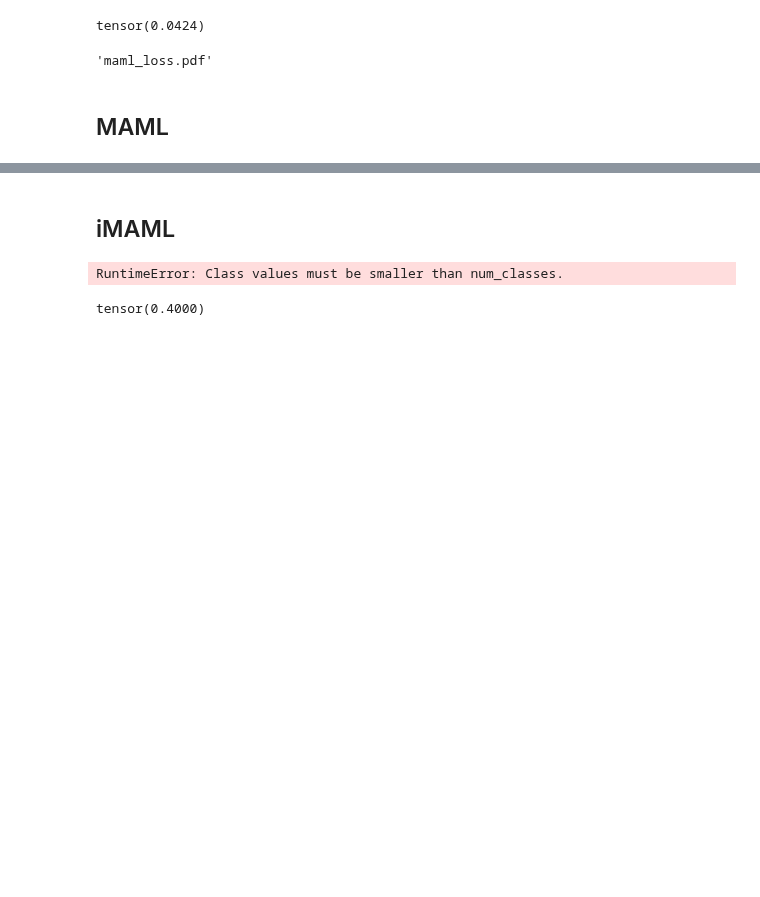
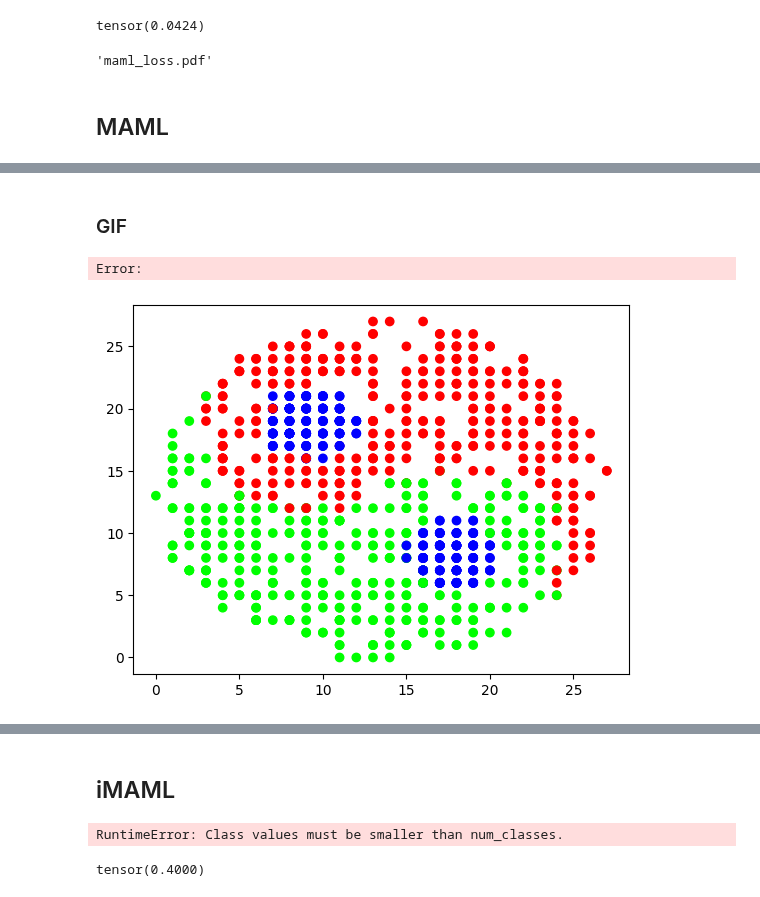
Before and after one commit to GabrielBena/pytorch-eventprop, a Jupyter notebook: scripts/meta-learning/MAML.ipynb, the cells around one changed output, grey strips where cells are left out. Drawn from its saved outputs; the diff is of its cells as text; code cells hidden in the pictures; blank space fills up the shorter version.

```diff
--- a/scripts/meta-learning/MAML.ipynb
+++ b/scripts/meta-learning/MAML.ipynb
@@ -316,0 +377,5 @@ torchviz.make_dot(outer_loss, dict(model.named_parameters())).render("maml_loss"
+# %%
+model = SNN(dims, **config).to(config["device"])
+maml_trainer = MAML(model, config)
+# %% [markdown]
+### GIF
@@ -316,0 +385,45 @@ torchviz.make_dot(outer_loss, dict(model.named_parameters())).render("maml_loss"
+# %%
+inner_opt = torchopt.MetaAdam(
+    model,
+    default_config["inner_optim"]["lr"],
+    betas=[default_config["inner_optim"]["beta_1"], default_config["inner_optim"]["beta_2"]],
+    use_accelerated_op=True,
+)
+# %%
+train_sample, test_sample = [d[0] for d in training_batch["train"]], [d[0] for d in training_batch["test"]]
+# %%
+test_outs = maml_trainer.adapt(
+    train_sample,
+    inner_opt=inner_opt,
+    n_inner_iter=100,
+    testing_sample=test_sample,
+)
+# %% [output]
+Error:
+# %%
+for i, test_out in enumerate(test_outs):
+    plt.close()
+
+    softmin = F.softmin(test_out, -1).cpu().data.numpy()
+    plt.scatter(test_sample[0].argmax(0)[:, 0], test_sample[0].argmax(0)[:, 1], c=softmin)
+    acc = (test_out.argmin(-1) == test_sample[1].squeeze()).float().mean()
+
+    plt.scatter(
+        train_sample[0][i].argmax(0)[:, 0],
+        train_sample[0][i].argmax(0)[:, 1],
+        c=F.one_hot(train_sample[1][i].item(), 3),
+        marker="X",
+        s=300,
+    )
+    plt.title(f"Acc : {acc}")
+    plt.savefig("gif/{}.png".format(i))
+
+plt.close()
+
+plt.scatter(
+    test_sample[0].argmax(0)[:, 0], test_sample[0].argmax(0)[:, 1], c=F.one_hot(test_sample[1].squeeze()).data.numpy()
+)
+
+plt.savefig("gif/{}.png".format(len(test_outs)))
+# %% [output]
+[figure, added]
```
Also changed, not shown: parts of 23 cells of this notebook, 4 other files.
